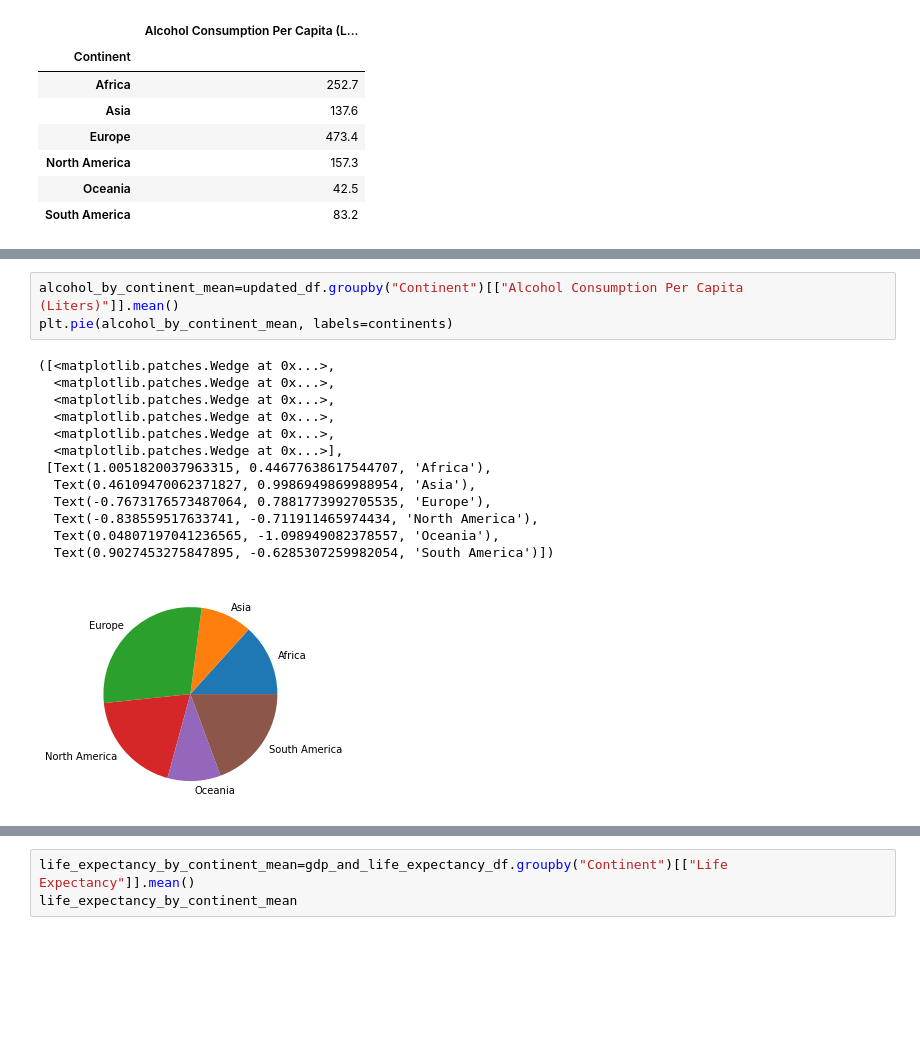
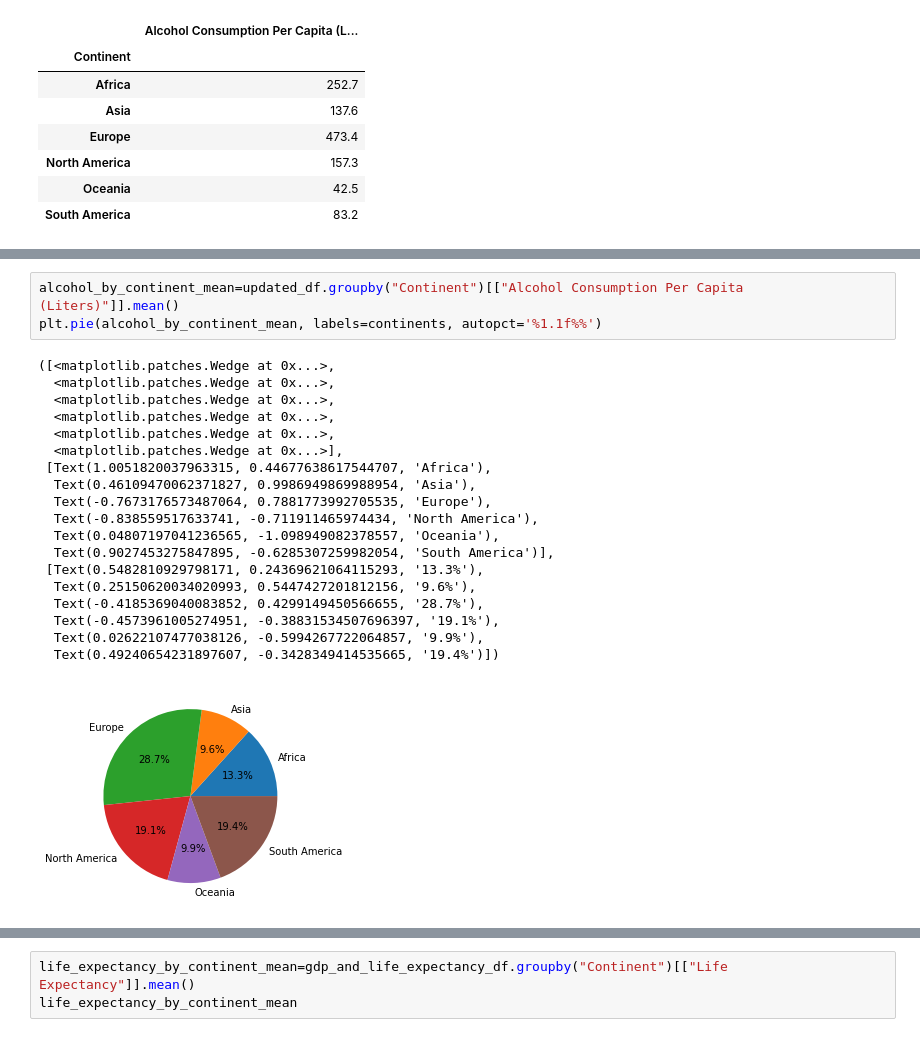
Before and after one commit to reccleston/data-analysis-project-1, a Jupyter notebook: nadia/project_work_2021.ipynb, the cells around one changed output, grey strips where cells are left out. Saved outputs shown, nothing was run; the diff lists cells and outputs as text; blank space fills up the shorter version.

```diff
--- a/nadia/project_work_2021.ipynb
+++ b/nadia/project_work_2021.ipynb
@@ -381,17 +398,23 @@ plt.pie(alcohol_by_continent_sum, labels=continents)
 # %%
 alcohol_by_continent_mean=updated_df.groupby("Continent")[["Alcohol Consumption Per Capita (Liters)"]].mean()
-plt.pie(alcohol_by_continent_mean, labels=continents)
+plt.pie(alcohol_by_continent_mean, labels=continents, autopct='%1.1f%%')
 # %% [output]
 ([<matplotlib.patches.Wedge at 0x...>,
   <matplotlib.patches.Wedge at 0x...>,
   <matplotlib.patches.Wedge at 0x...>,
   <matplotlib.patches.Wedge at 0x...>,
   <matplotlib.patches.Wedge at 0x...>,
   <matplotlib.patches.Wedge at 0x...>],
  [Text(1.0051820037963315, 0.44677638617544707, 'Africa'),
   Text(0.46109470062371827, 0.9986949869988954, 'Asia'),
   Text(-0.7673176573487064, 0.7881773992705535, 'Europe'),
   Text(-0.838559517633741, -0.711911465974434, 'North America'),
   Text(0.04807197041236565, -1.098949082378557, 'Oceania'),
-  Text(0.9027453275847895, -0.6285307259982054, 'South America')])
+  Text(0.9027453275847895, -0.6285307259982054, 'South America')],
+ [Text(0.5482810929798171, 0.24369621064115293, '13.3%'),
+  Text(0.25150620034020993, 0.5447427201812156, '9.6%'),
+  Text(-0.4185369040083852, 0.4299149450566655, '28.7%'),
+  Text(-0.4573961005274951, -0.38831534507696397, '19.1%'),
+  Text(0.02622107477038126, -0.5994267722064857, '9.9%'),
+  Text(0.49240654231897607, -0.3428349414535665, '19.4%')])
-[figure, old version]
+[figure, new version]
```
Also changed, not shown: parts of 8 cells of this notebook, 1 other file.
